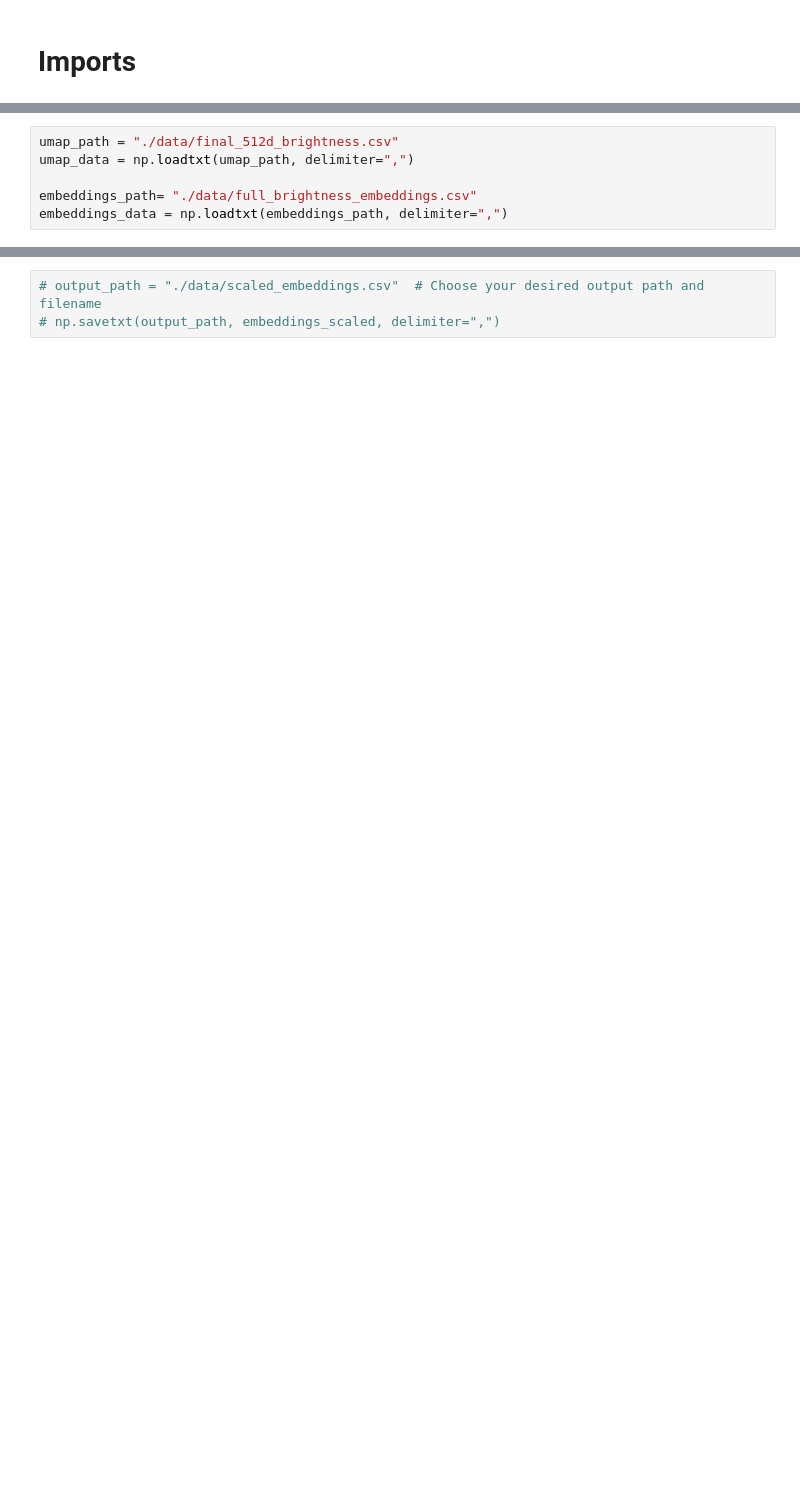
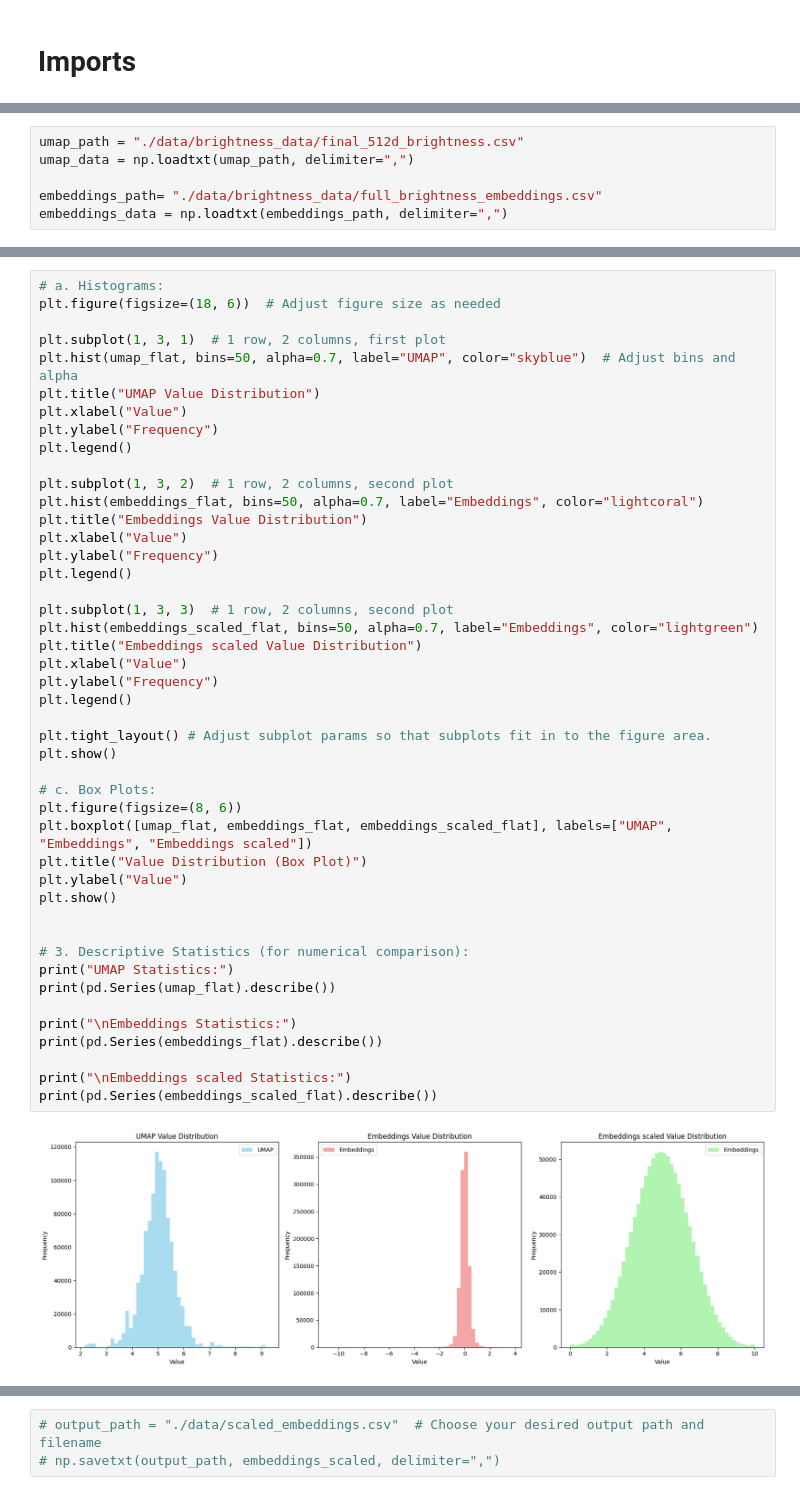
Before and after one commit to mirkomanset/dynamic-clustering, a Jupyter notebook: notebooks/embedding_analysis.ipynb, the cells around one changed output, grey strips where cells are left out. Saved outputs shown, nothing was run; the diff lists cells and outputs as text; blank space fills up the shorter version.

Commit message:
Add first part of gaussian adaption of macroclustering

```diff
--- a/notebooks/embedding_analysis.ipynb
+++ b/notebooks/embedding_analysis.ipynb
@@ -20,7 +18,7 @@ import seaborn as sns
 from sklearn.preprocessing import MinMaxScaler
 # %%
-umap_path = "./data/final_512d_brightness.csv"
+umap_path = "./data/brightness_data/final_512d_brightness.csv"
 umap_data = np.loadtxt(umap_path, delimiter=",")
 
-embeddings_path= "./data/full_brightness_embeddings.csv"
+embeddings_path= "./data/brightness_data/full_brightness_embeddings.csv"
 embeddings_data = np.loadtxt(embeddings_path, delimiter=",")
@@ -168,0 +101,47 @@ dtype: float64
+# %%
+# a. Histograms:
+plt.figure(figsize=(18, 6))  # Adjust figure size as needed
+
+plt.subplot(1, 3, 1)  # 1 row, 2 columns, first plot
+plt.hist(umap_flat, bins=50, alpha=0.7, label="UMAP", color="skyblue")  # Adjust bins and alpha
+plt.title("UMAP Value Distribution")
+plt.xlabel("Value")
+plt.ylabel("Frequency")
+plt.legend()
+
+plt.subplot(1, 3, 2)  # 1 row, 2 columns, second plot
+plt.hist(embeddings_flat, bins=50, alpha=0.7, label="Embeddings", color="lightcoral")
+plt.title("Embeddings Value Distribution")
+plt.xlabel("Value")
+plt.ylabel("Frequency")
+plt.legend()
+
+plt.subplot(1, 3, 3)  # 1 row, 2 columns, second plot
+plt.hist(embeddings_scaled_flat, bins=50, alpha=0.7, label="Embeddings", color="lightgreen")
+plt.title("Embeddings scaled Value Distribution")
+plt.xlabel("Value")
+plt.ylabel("Frequency")
+plt.legend()
+
+plt.tight_layout() # Adjust subplot params so that subplots fit in to the figure area.
+plt.show()
+
+# c. Box Plots:
+plt.figure(figsize=(8, 6))
+plt.boxplot([umap_flat, embeddings_flat, embeddings_scaled_flat], labels=["UMAP", "Embeddings", "Embeddings scaled"])
+plt.title("Value Distribution (Box Plot)")
+plt.ylabel("Value")
+plt.show()
+
+
+# 3. Descriptive Statistics (for numerical comparison):
+print("UMAP Statistics:")
+print(pd.Series(umap_flat).describe())
+
+print("\nEmbeddings Statistics:")
+print(pd.Series(embeddings_flat).describe())
+
+print("\nEmbeddings scaled Statistics:")
+print(pd.Series(embeddings_scaled_flat).describe())
+# %% [output]
+[figure, added]
```
Also changed, not shown: parts of 10 cells of this notebook, 5 other files.
